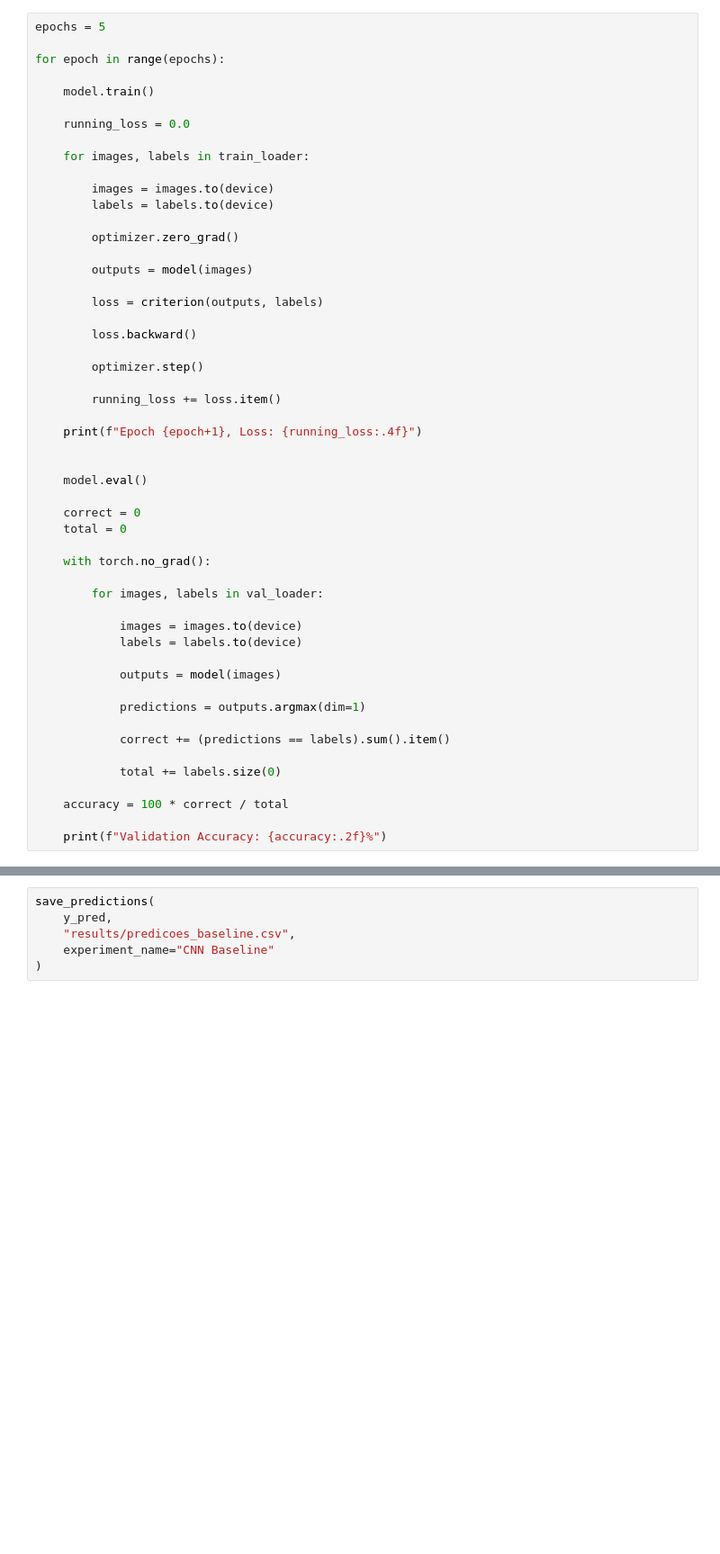
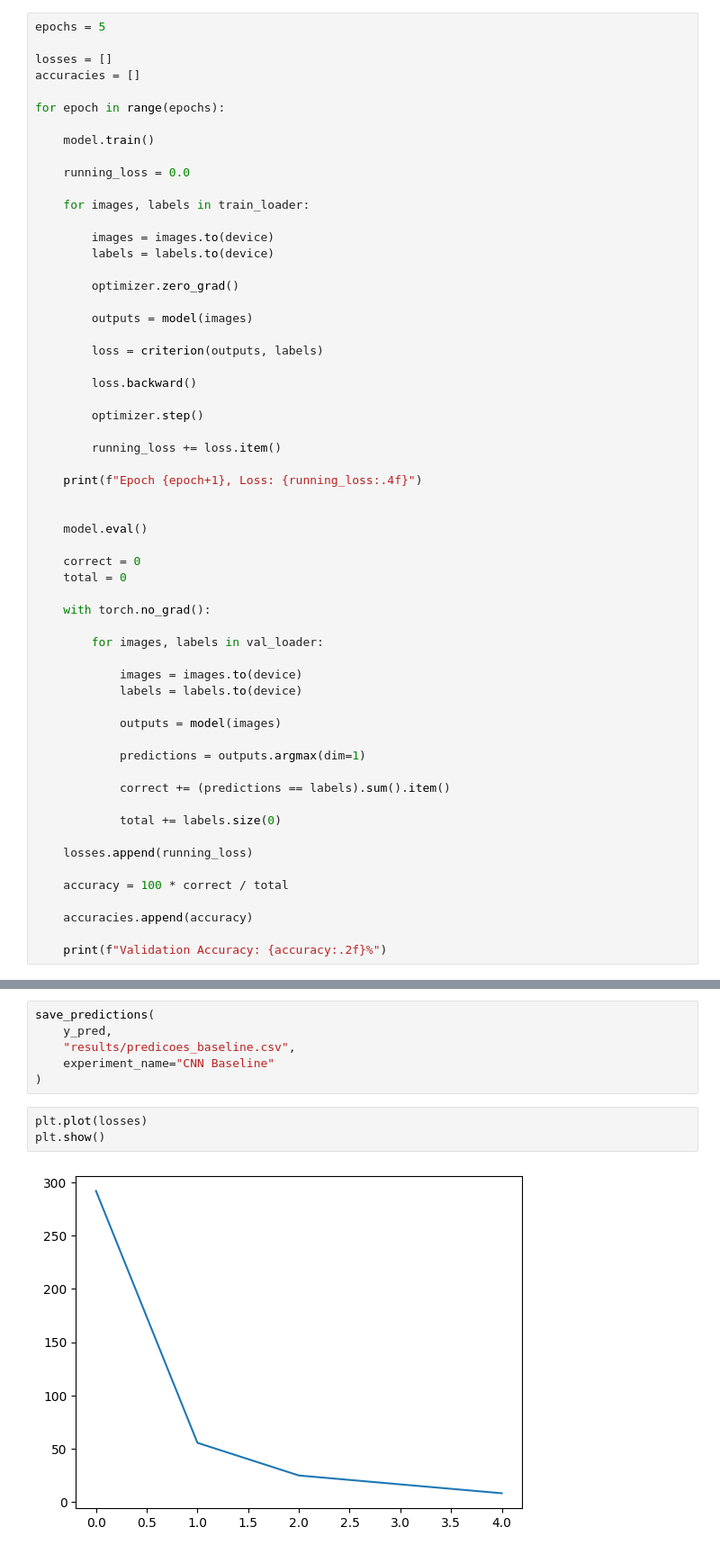
Before and after one commit to EngRPin/T2-VisComp, a Jupyter notebook: experimento_baseline_m.ipynb, the cells around one changed output, grey strips where cells are left out. Shown at 90% size. Cells and saved outputs as stored; diff of their text form; blank space fills up the shorter version.

```diff
--- a/experimento_baseline_m.ipynb
+++ b/experimento_baseline_m.ipynb
@@ -59,6 +61,9 @@ optimizer = torch.optim.Adam(
 )
 # %%
 epochs = 5
+
+losses = []
+accuracies = []
 
 for epoch in range(epochs):
 
@@ -106,7 +111,11 @@ for epoch in range(epochs):
 
             total += labels.size(0)
 
+    losses.append(running_loss)
+
     accuracy = 100 * correct / total
 
+    accuracies.append(accuracy)
+
     print(f"Validation Accuracy: {accuracy:.2f}%")
 # %% [output]
@@ -226,3 +231,8 @@ save_predictions(
     "results/predicoes_baseline.csv",
     experiment_name="CNN Baseline"
 )
+# %%
+plt.plot(losses)
+plt.show()
+# %% [output]
+[figure, added]
```
Also changed, not shown: parts of 7 cells of this notebook, 19 other files.
